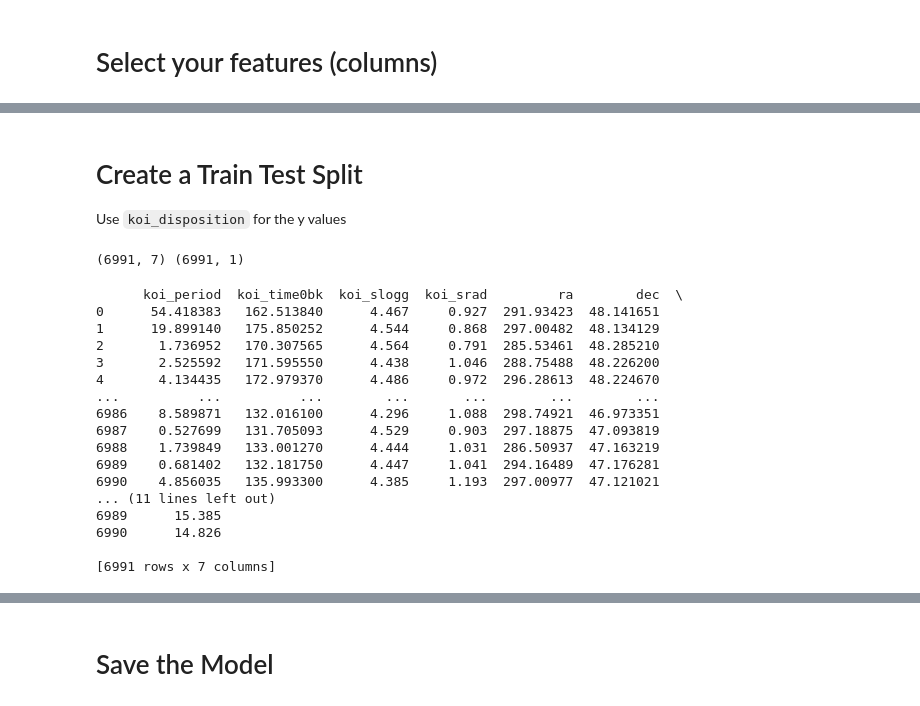
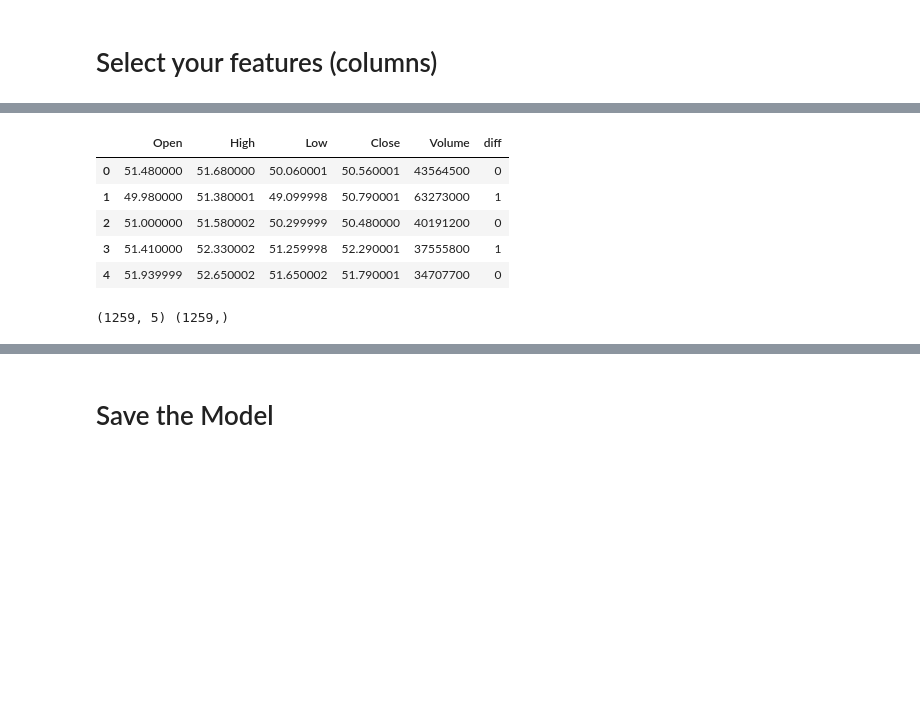
Before and after one commit to chinnamanaidu/rutgers_bootcamp_final_project, a Jupyter notebook: model_2.ipynb, the cells around one changed output, grey strips where cells are left out. Saved outputs shown, nothing was run; the diff lists cells and outputs as text; code cells hidden in the pictures; blank space fills up the shorter version.

```diff
--- a/model_2.ipynb
+++ b/model_2.ipynb
@@ -71,31 +42,29 @@ Name: koi_disposition_CANDIDATE, Length: 6991, dtype: uint8
-# %% [markdown]
-# Create a Train Test Split
-
-Use `koi_disposition` for the y values
-# %%
-#X = df.drop("koi_disposition", axis=1)
-X = selected_features
-y = df["koi_disposition_CANDIDATE"].values.reshape(-1, 1)
-print(X.shape, y.shape)
-# %% [output]
-(6991, 7) (6991, 1)
-# %%
-print(X)
-# %% [output]
-      koi_period  koi_time0bk  koi_slogg  koi_srad         ra        dec  \
-0      54.418383   162.513840      4.467     0.927  291.93423  48.141651
-1      19.899140   175.850252      4.544     0.868  297.00482  48.134129
-2       1.736952   170.307565      4.564     0.791  285.53461  48.285210
-3       2.525592   171.595550      4.438     1.046  288.75488  48.226200
-4       4.134435   172.979370      4.486     0.972  296.28613  48.224670
-...          ...          ...        ...       ...        ...        ...
-6986    8.589871   132.016100      4.296     1.088  298.74921  46.973351
-6987    0.527699   131.705093      4.529     0.903  297.18875  47.093819
-6988    1.739849   133.001270      4.444     1.031  286.50937  47.163219
-6989    0.681402   132.181750      4.447     1.041  294.16489  47.176281
-6990    4.856035   135.993300      4.385     1.193  297.00977  47.121021
-... (11 lines left out)
-6989      15.385
-6990      14.826
-
-[6991 rows x 7 columns]
+# %%
+# Set features. This will also be used as your x values.
+
+diff = df['Close']-df["Open"]
+diff_locations = []
+for i in diff:
+    if (i <0):
+        diff_locations.append(0)
+    else:
+        diff_locations.append(1)
+df['diff'] = pd.DataFrame(diff_locations)
+df = df[['Open','High', 'Low', 'Close', 'Volume','diff']]
+#X = df[['High', 'Low', 'Close', 'Volume']]
+df.head()
+# %% [output]
+|  | Open | High | Low | Close | Volume | diff |
+| 0 | 51.480000 | 51.680000 | 50.060001 | 50.560001 | 43564500 | 0 |
+| 1 | 49.980000 | 51.380001 | 49.099998 | 50.790001 | 63273000 | 1 |
+| 2 | 51.000000 | 51.580002 | 50.299999 | 50.480000 | 40191200 | 0 |
+| 3 | 51.410000 | 52.330002 | 51.259998 | 52.290001 | 37555800 | 1 |
+| 4 | 51.939999 | 52.650002 | 51.650002 | 51.790001 | 34707700 | 0 |
+# %%
+y = df["diff"]
+
+X = df[['Open','High', 'Low', 'Close', 'Volume']]
+#X = df[['High', 'Low', 'Close', 'Volume']]
+print(X.shape, y.shape)
+# %% [output]
+(1259, 5) (1259,)
```
Also changed, not shown: parts of 24 cells of this notebook, 2 other files.
